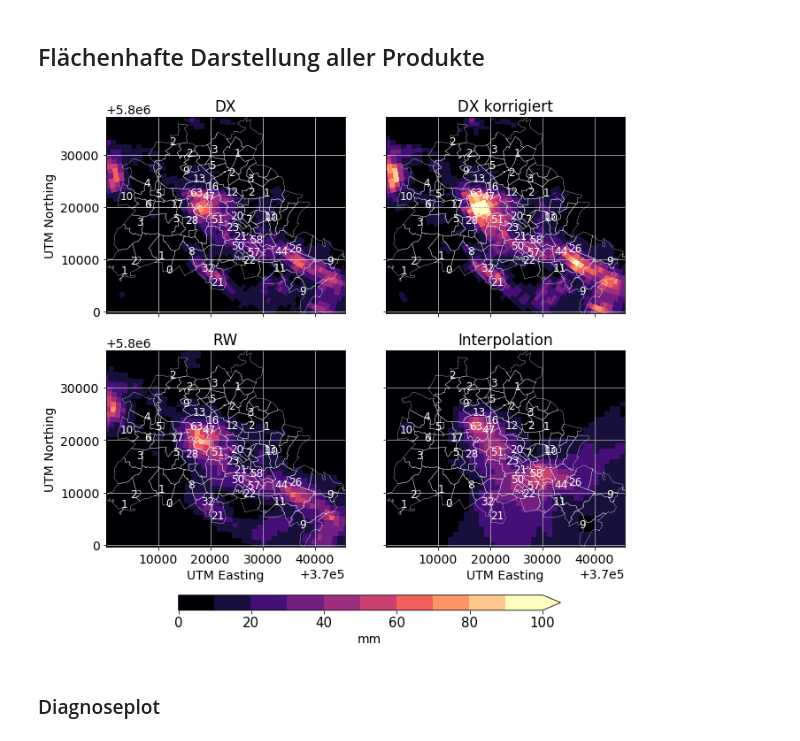
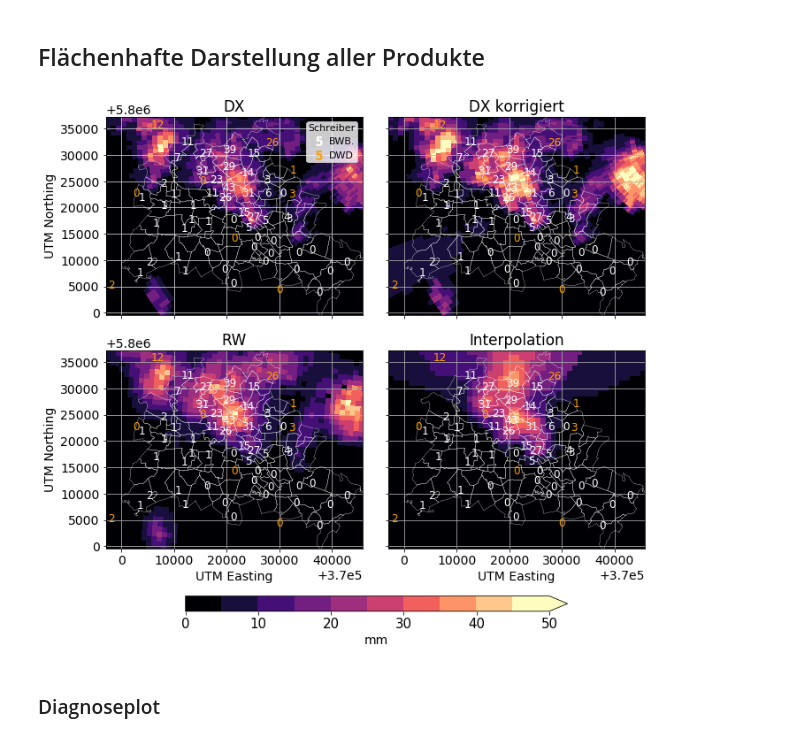
Before and after one commit to heistermann/rain-in-berlin, a Jupyter notebook: berlin_reanalysis-2019.ipynb, the cells around one changed output. Cells and saved outputs as stored; diff of their text form; code cells hidden in the pictures.

Commit message:
Include DWD gauges

```diff
--- a/berlin_reanalysis-2019.ipynb
+++ b/berlin_reanalysis-2019.ipynb
@@ -118,7 +121,7 @@ gauges[col] = False
 gauges.loc[["02.05", "06.01"], col] = True
 col = eventnames[1]
 gauges[col] = False
-gauges.loc[["03.09", "05.19", "06.01", "06.05", "11.06", "13.01", "14.01", "14.06"], col] = True
+gauges.loc[["03.09", "05.19", "06.01", "11.06", "13.01", "14.01", "14.06"], col] = True
 col = eventnames[2]
 gauges[col] = False
 gauges.loc[["06.01"], col] = True
@@ -127,7 +130,7 @@ gauges[col] = False
 gauges.loc[[], col] = True
 col = eventnames[4]
 gauges[col] = False
-gauges.loc[["03.08", "06.12", "15.01"], col] = True
+gauges.loc[["03.08", "15.01"], col] = True
 col = eventnames[5]
 gauges[col] = False
 gauges.loc[["03.08", "06.12", "12.11", "14.01"], col] = True
@@ -133,0 +139,8 @@ gauges.loc[["03.08", "06.12", "12.11", "14.01"], col] = True
+# %%
+gfile = os.path.join("/media/x/data/dwdopendata/gauges/10mins/dwd_prec_10min_gauges.txt")
+dwdg = pd.read_fwf(gfile, skiprows=2, header=None, encoding='ISO-8859-1')
+dwdg.columns = "id", "from", "to", "alt", "lat", "lon", "name", "state"
+dwdg["x"], dwdg["y"] = wradlib.georef.reproject(dwdg.lon, dwdg.lat, projection_target=proj)
+# %%
+dwdg = dwdg[(dwdg.state=="Brandenburg") | (dwdg.state=="Berlin")]
+dwdg = dwdg[(dwdg.x>bbox[0]-5000) & (dwdg.x<bbox[1]) & (dwdg.y>bbox[2]) & (dwdg.y<bbox[3])]
@@ -258,9 +312,10 @@ def proc_rw(dtimes, rwdirpattern):
     print("")
     return rwprec, dtimes_rw
 # %%
-eventix = 5
+eventix = 4
 dtimes = wradlib.util.from_to(starts[eventix], ends[eventix], 300)
 tmpg = gdata[starts[eventix]:ends[eventix]]
+tmpdwd = dwd[starts[eventix]:ends[eventix]]
 # %%
 # Rain gauge indices for good and bad gauges
 # gix = np.array(gauges.flag=="")
@@ -354,7 +423,7 @@ linecolor = "white"
 
 cmap = plt.cm.magma#plt.cm.nipy_spectral
 
-bounds = np.arange(0, 110, 10)
+bounds = np.arange(0, 55, 5)
 lenmap = len(bounds) - 1
 colornums = [int(i*(cmap.N-1)/(lenmap-1)) for i in (np.arange(lenmap))]
 colors = [cmap(i) for i in colornums]
@@ -383,8 +452,18 @@ for i in gix:
     plt.text(gauges.x[i], gauges.y[i], "%d" % tmpg.sum()[i],
              horizontalalignment='center', verticalalignment='center',
              color="white", fontsize=12)
+for id in dwdg.index:
+    plt.text(dwdg.loc[id, "x"], dwdg.loc[id, "y"], "%d" % tmpdwd.sum()[id],
+             horizontalalignment='center', verticalalignment='center',
+             color="orange", fontsize=12)
 plt.ticklabel_format(axis="x", useOffset=xoffset)
 plt.ticklabel_format(axis="y", useOffset=yoffset)
+
+custom_lines = [Line2D([0], [0], marker="$5$", color="white", lw=0, ms=10),
+                Line2D([0], [0], marker="$5$", color="orange", lw=0, ms=10)]
+plt.legend(custom_lines, ['BWB.', 'DWD'], borderpad=0.2, handletextpad=0.1, fontsize=11,
+           title="Schreiber", title_fontsize=11)
+
 
 axi = 1
 plt.sca(axs[axi])
@@ -403,6 +482,10 @@ for i in gix:
     plt.text(gauges.x[i], gauges.y[i], "%d" % tmpg.sum()[i],
              horizontalalignment='center', verticalalignment='center',
              color="white", fontsize=12)
+for id in dwdg.index:
+    plt.text(dwdg.loc[id, "x"], dwdg.loc[id, "y"], "%d" % tmpdwd.sum()[id],
+             horizontalalignment='center', verticalalignment='center',
+             color="orange", fontsize=12)
 plt.ticklabel_format(axis="x", useOffset=xoffset)
 plt.ticklabel_format(axis="y", useOffset=yoffset)
 
@@ -423,6 +506,10 @@ for i in gix:
     plt.text(gauges.x[i], gauges.y[i], "%d" % tmpg.sum()[i],
              horizontalalignment='center', verticalalignment='center',
              color="white", fontsize=12)
+for id in dwdg.index:
+    plt.text(dwdg.loc[id, "x"], dwdg.loc[id, "y"], "%d" % tmpdwd.sum()[id],
+             horizontalalignment='center', verticalalignment='center',
+             color="orange", fontsize=12)
 plt.ticklabel_format(axis="x", useOffset=xoffset)
 plt.ticklabel_format(axis="y", useOffset=yoffset)
 
@@ -432,34 +519,38 @@ plt.sca(axs[axi])
 ax = axs[axi]
 ax.set_aspect("equal")
 pm = plt.pcolormesh(xtrg, ytrg, ip, cmap=listedcmap, norm=norm)
 wradlib.vis.add_lines(ax, borders, color=linecolor, lw=0.3)
 plt.grid()
 plt.xlabel("UTM Easting")#, fontsize=fontsize)
 #plt.ylabel("UTM Northing")
 #plt.xlim(bbox[0], bbox[1])
 #plt.ylim(bbox[2], bbox[3])
 plt.title("Interpolation")#, fontsize=fontsize)
 for i in gix:
     plt.text(gauges.x[i], gauges.y[i], "%d" % tmpg.sum()[i],
              horizontalalignment='center', verticalalignment='center',
              color="white", fontsize=12)
+for id in dwdg.index:
+    plt.text(dwdg.loc[id, "x"], dwdg.loc[id, "y"], "%d" % tmpdwd.sum()[id],
+             horizontalalignment='center', verticalalignment='center',
+             color="orange", fontsize=12)
 ## Good gages which are in fact bad
 #bgix = np.where(np.array(gdata.sum()[gix]) < 20.)[0]
 #for i in gix[bgix]:
 #    plt.plot(gauges.x[i], gauges.y[i], "ro", mfc="None", ms=20, mew=2)
 plt.ticklabel_format(axis="x", useOffset=xoffset)
 plt.ticklabel_format(axis="y", useOffset=yoffset)
 
 plt.tight_layout()
 #fig.subplots_adjust(bottom=0.01)
 cbar_ax = fig.add_axes([0.25, -0.03, 0.6, 0.03])
 cb = fig.colorbar(pm, cax=cbar_ax, orientation="horizontal", extend="max")
 cb.set_label("mm")#, fontsize)#=fontsize)
 cb.ax.tick_params(labelsize=15)
 
 plt.savefig("docs/events/rainmap_%s.png" % eventnames[eventix], dpi=300, bbox_inches="tight")
 # %% [output]
-[figure, old version]
+[figure, new version]
 # %% [markdown]
 ### Diagnoseplot
 # %%
```
Also changed, not shown: parts of 14 cells of this notebook, 14 other files.
